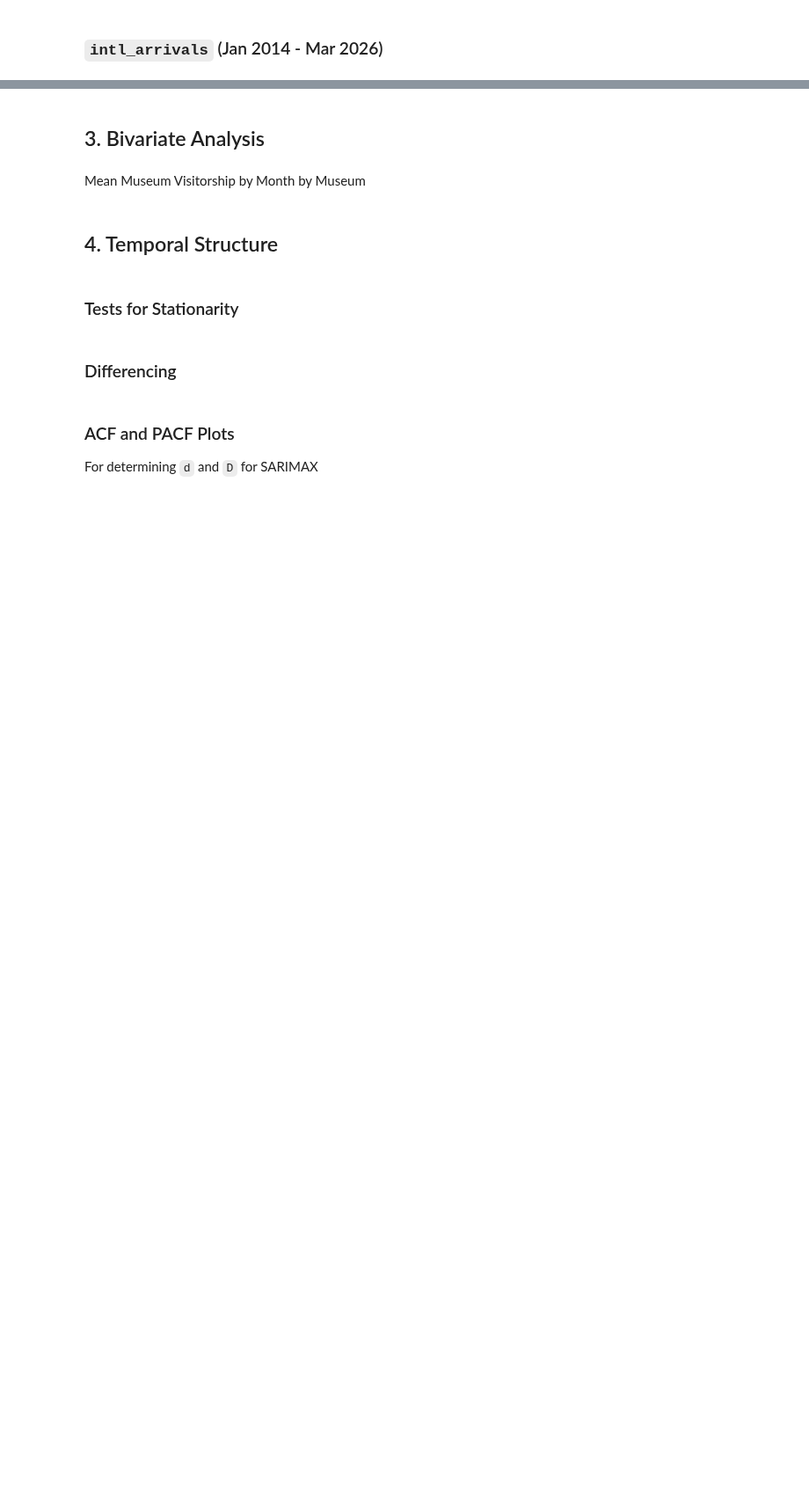
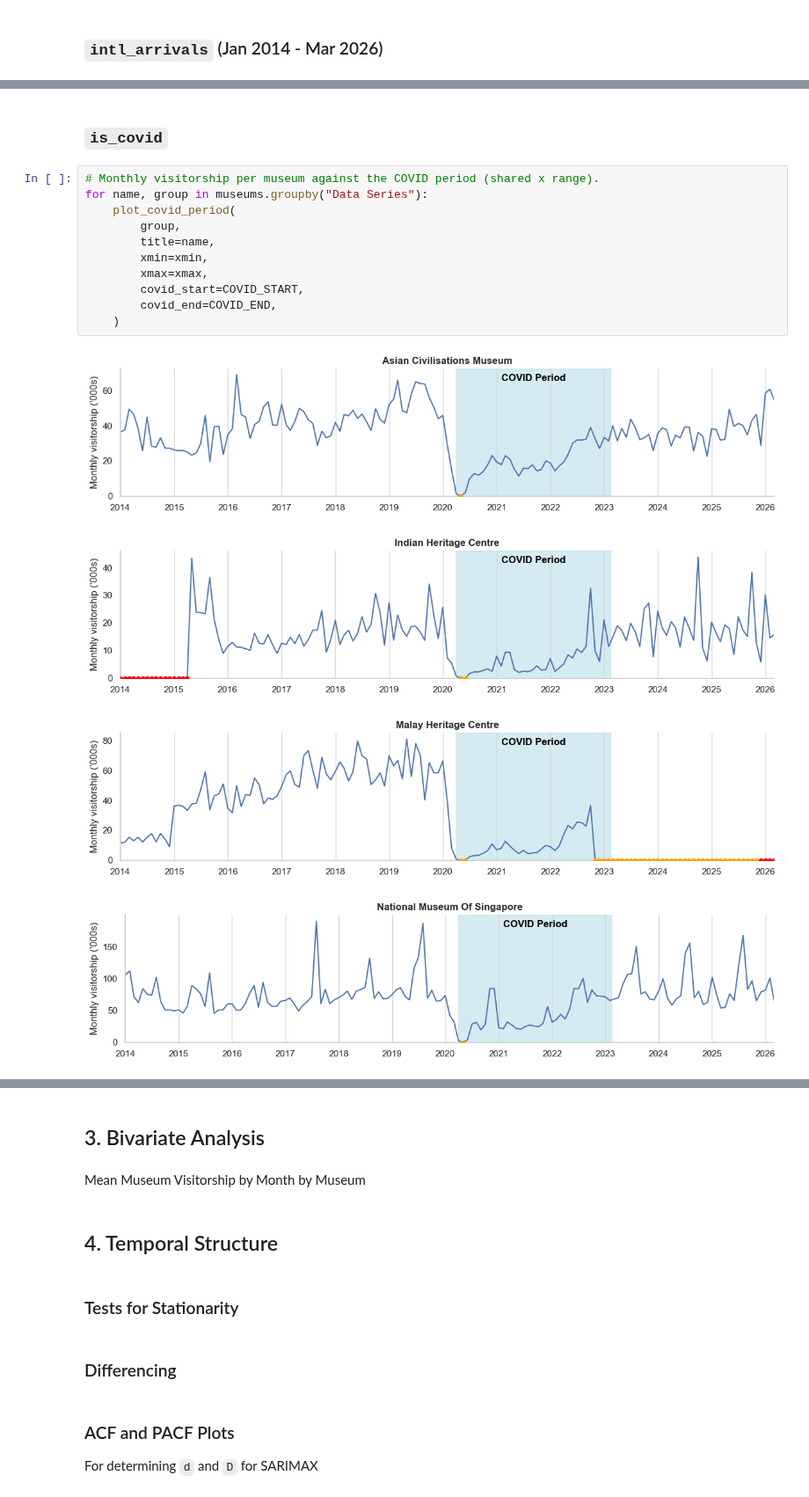
Before and after one commit to calvin4370/nhb-museum-visitorship-forecasting, a Jupyter notebook: notebooks/01_eda.ipynb, the cells around one changed output, grey strips where cells are left out. Shown at 88% size. Saved outputs shown, nothing was run; the diff lists cells and outputs as text; blank space fills up the shorter version.

Commit message:
feat(eda): setup, data loading, and univariate analysis

```diff
--- a/notebooks/01_eda.ipynb
+++ b/notebooks/01_eda.ipynb
@@ -238,0 +241,18 @@ plot_monthly_visitorship(
+# %% [markdown]
+### `is_covid`
+# %%
+# Monthly visitorship per museum against the COVID period (shared x range).
+for name, group in museums.groupby("Data Series"):
+    plot_covid_period(
+        group,
+        title=name,
+        xmin=xmin,
+        xmax=xmax,
+        covid_start=COVID_START,
+        covid_end=COVID_END,
+    )
+# %% [output]
+[figure, added]
+[figure, added]
+[figure, added]
+[figure, added]
```
Also changed, not shown: parts of 19 cells of this notebook, 1 other file.
